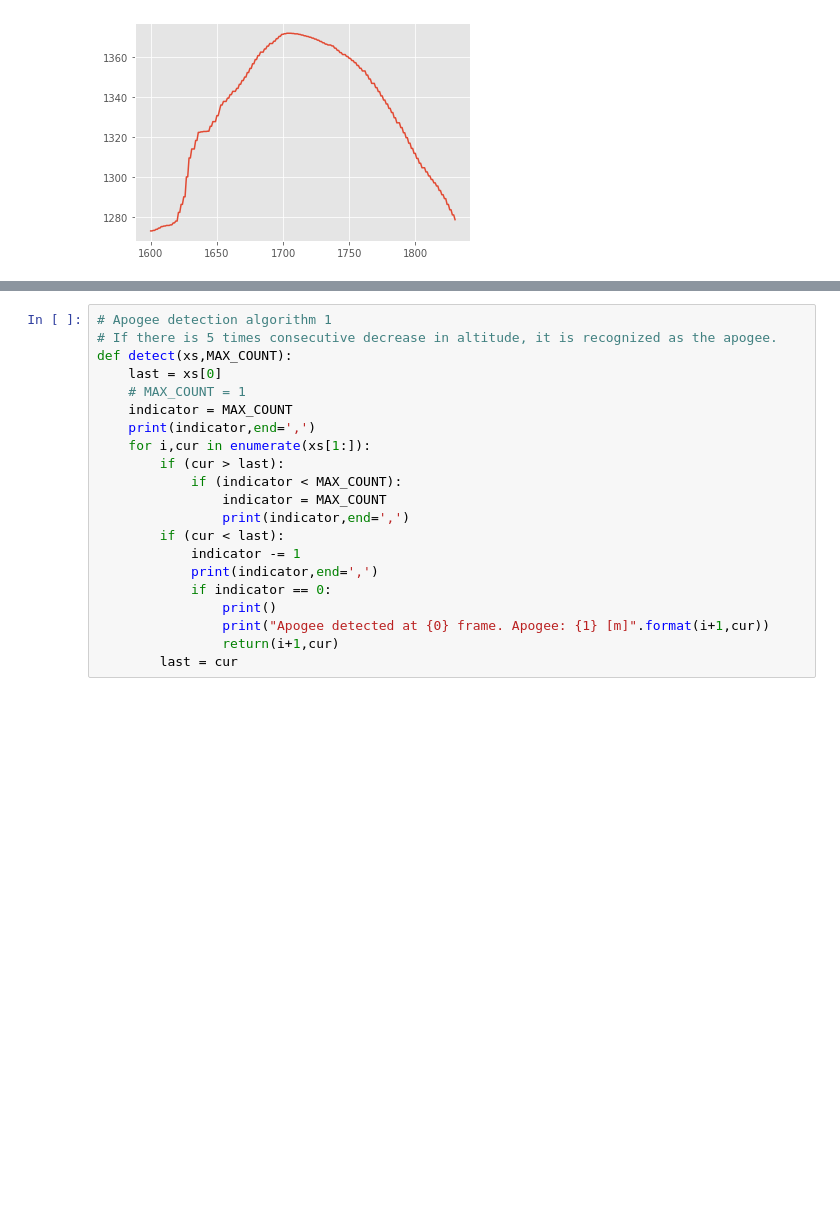
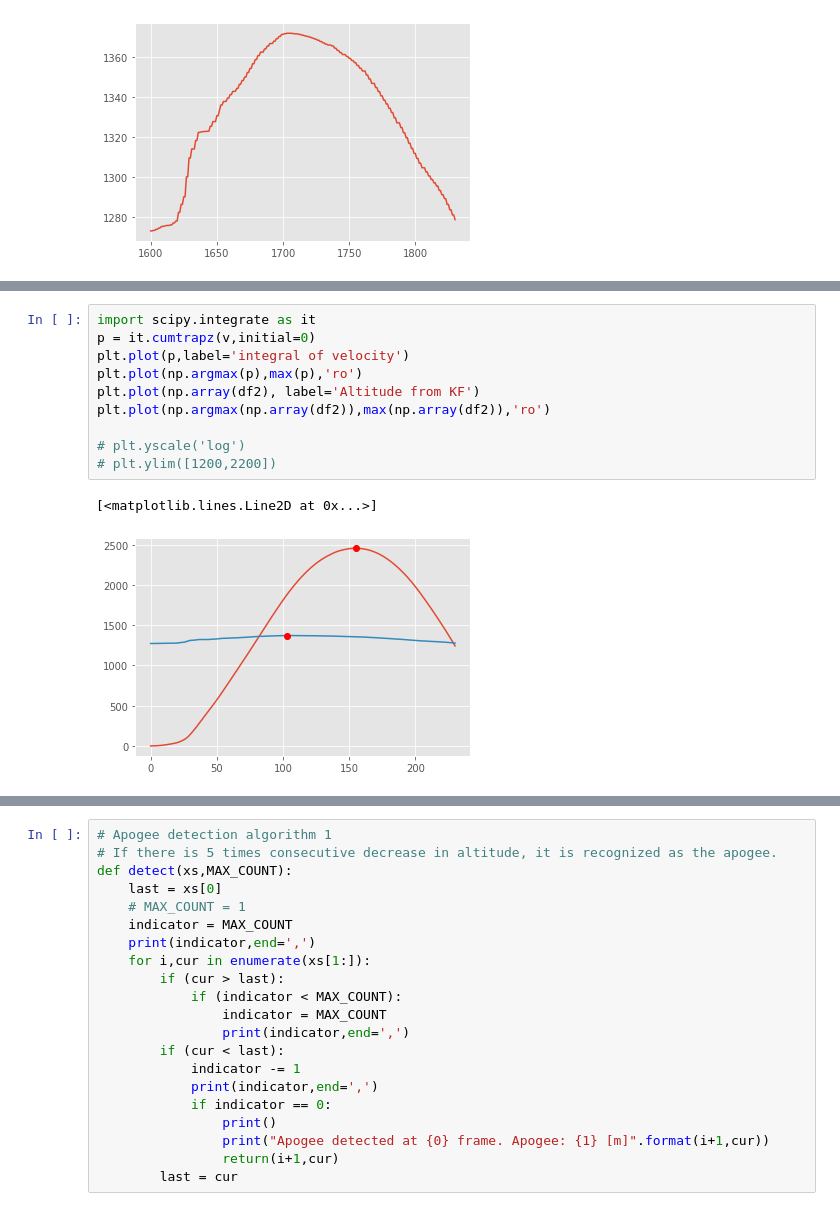
Before and after one commit to shohei/apogee-detection, a Jupyter notebook: N-3_rocket/(Filtered) Apogee_detection_logic_N3.ipynb, the cells around one changed output, grey strips where cells are left out. Saved outputs shown, nothing was run; the diff lists cells and outputs as text; blank space fills up the shorter version.

```diff
--- a/N-3_rocket/(Filtered) Apogee_detection_logic_N3.ipynb
+++ b/N-3_rocket/(Filtered) Apogee_detection_logic_N3.ipynb
@@ -37,0 +44,13 @@ df2.plot()
+# %%
+import scipy.integrate as it
+p = it.cumtrapz(v,initial=0)
+plt.plot(p,label='integral of velocity')
+plt.plot(np.argmax(p),max(p),'ro')
+plt.plot(np.array(df2), label='Altitude from KF')
+plt.plot(np.argmax(np.array(df2)),max(np.array(df2)),'ro')
+
+# plt.yscale('log')
+# plt.ylim([1200,2200])
+# %% [output]
+[<matplotlib.lines.Line2D at 0x...>]
+[figure, added]
```
Also changed, not shown: parts of 8 cells of this notebook, 1 other file.
